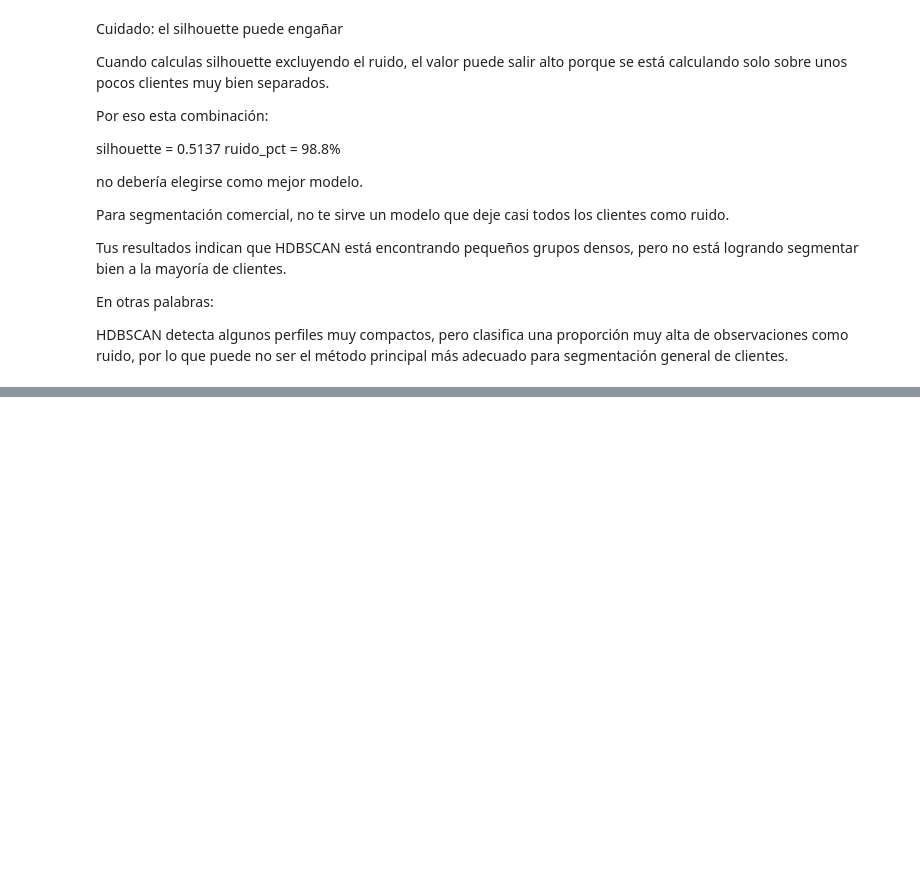
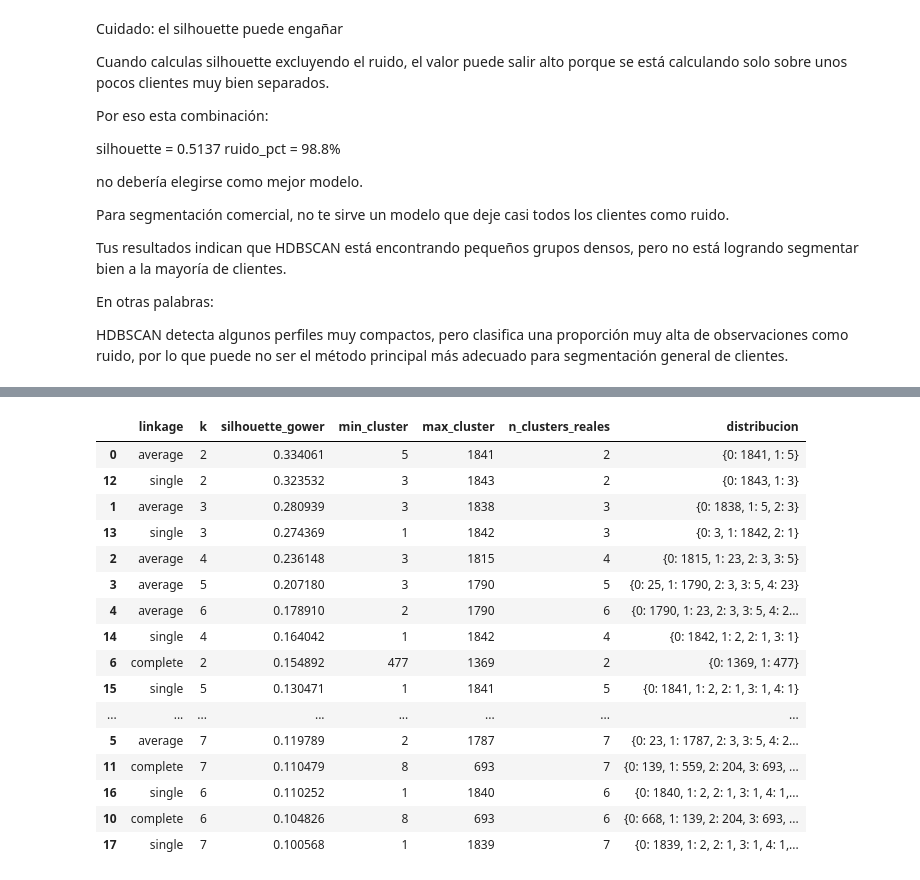
Before and after one commit to Th-msc-data-2026-ujav/Segmentacion-de-clientes-Samsung-SioW-SoW-y-Pow, a Jupyter notebook: segmentacion de clientes/segmentacion_clientes.ipynb, the cells around one changed output, grey strips where cells are left out. Cells and saved outputs as stored; diff of their text form; code cells hidden in the pictures; blank space fills up the shorter version.

```diff
--- a/segmentacion de clientes/segmentacion_clientes.ipynb
+++ b/segmentacion de clientes/segmentacion_clientes.ipynb
@@ -1103,0 +1208,13 @@ HDBSCAN detecta algunos perfiles muy compactos, pero clasifica una proporción m
+# %%
+cat_features = [False] * len(numeric_columns) + [False] * len(ordinal_cols) + [True] * len(nominal_columns)
+pipeline_jerarquico = Pipeline([
+    ("preprocessor", preprocessor),
+    ("gower", GowerTransformer(cat_features)),
+    ("jerarquico", AgglomerativeClustering(
+        n_clusters=3,
+        metric="precomputed",
+        linkage="average"
+    ))
+])
+
+pipeline_jerarquico.fit(df)
@@ -1103,0 +1289,62 @@ HDBSCAN detecta algunos perfiles muy compactos, pero clasifica una proporción m
+# %%
+from sklearn.cluster import AgglomerativeClustering
+from sklearn.metrics import silhouette_score
+import pandas as pd
+
+resultados = []
+
+X_pre = preprocessor.fit_transform(df)
+D_gower = GowerTransformer(cat_features).fit_transform(X_pre)
+
+for linkage in ["average", "complete", "single"]:
+    for k in range(2, 8):
+        modelo = AgglomerativeClustering(
+            n_clusters=k,
+            metric="precomputed",
+            linkage=linkage
+        )
+
+        labels = modelo.fit_predict(D_gower)
+
+        conteo = pd.Series(labels).value_counts().sort_index()
+
+        silhouette = silhouette_score(
+            D_gower,
+            labels,
+            metric="precomputed"
+        )
+
+        resultados.append({
+            "linkage": linkage,
+            "k": k,
+            "silhouette_gower": silhouette,
+            "min_cluster": conteo.min(),
+            "max_cluster": conteo.max(),
+            "n_clusters_reales": conteo.shape[0],
+            "distribucion": conteo.to_dict()
+        })
+
+tabla_distribuciones = pd.DataFrame(resultados)
+
+tabla_distribuciones.sort_values(
+    by="silhouette_gower",
+    ascending=False
+)
+# %% [output]
+|  | linkage | k | silhouette_gower | min_cluster | max_cluster | n_clusters_reales | distribucion |
+| 0 | average | 2 | 0.334061 | 5 | 1841 | 2 | {0: 1841, 1: 5} |
+| 12 | single | 2 | 0.323532 | 3 | 1843 | 2 | {0: 1843, 1: 3} |
+| 1 | average | 3 | 0.280939 | 3 | 1838 | 3 | {0: 1838, 1: 5, 2: 3} |
+| 13 | single | 3 | 0.274369 | 1 | 1842 | 3 | {0: 3, 1: 1842, 2: 1} |
+| 2 | average | 4 | 0.236148 | 3 | 1815 | 4 | {0: 1815, 1: 23, 2: 3, 3: 5} |
+| 3 | average | 5 | 0.207180 | 3 | 1790 | 5 | {0: 25, 1: 1790, 2: 3, 3: 5, 4: 23} |
+| 4 | average | 6 | 0.178910 | 2 | 1790 | 6 | {0: 1790, 1: 23, 2: 3, 3: 5, 4: 2... |
+| 14 | single | 4 | 0.164042 | 1 | 1842 | 4 | {0: 1842, 1: 2, 2: 1, 3: 1} |
+| 6 | complete | 2 | 0.154892 | 477 | 1369 | 2 | {0: 1369, 1: 477} |
+| 15 | single | 5 | 0.130471 | 1 | 1841 | 5 | {0: 1841, 1: 2, 2: 1, 3: 1, 4: 1} |
+| ... | ... | ... | ... | ... | ... | ... | ... |
+| 5 | average | 7 | 0.119789 | 2 | 1787 | 7 | {0: 23, 1: 1787, 2: 3, 3: 5, 4: 2... |
+| 11 | complete | 7 | 0.110479 | 8 | 693 | 7 | {0: 139, 1: 559, 2: 204, 3: 693, ... |
+| 16 | single | 6 | 0.110252 | 1 | 1840 | 6 | {0: 1840, 1: 2, 2: 1, 3: 1, 4: 1,... |
+| 10 | complete | 6 | 0.104826 | 8 | 693 | 6 | {0: 668, 1: 139, 2: 204, 3: 693, ... |
+| 17 | single | 7 | 0.100568 | 1 | 1839 | 7 | {0: 1839, 1: 2, 2: 1, 3: 1, 4: 1,... |
```
Also changed, not shown: parts of 7 cells of this notebook, 2 other files.
